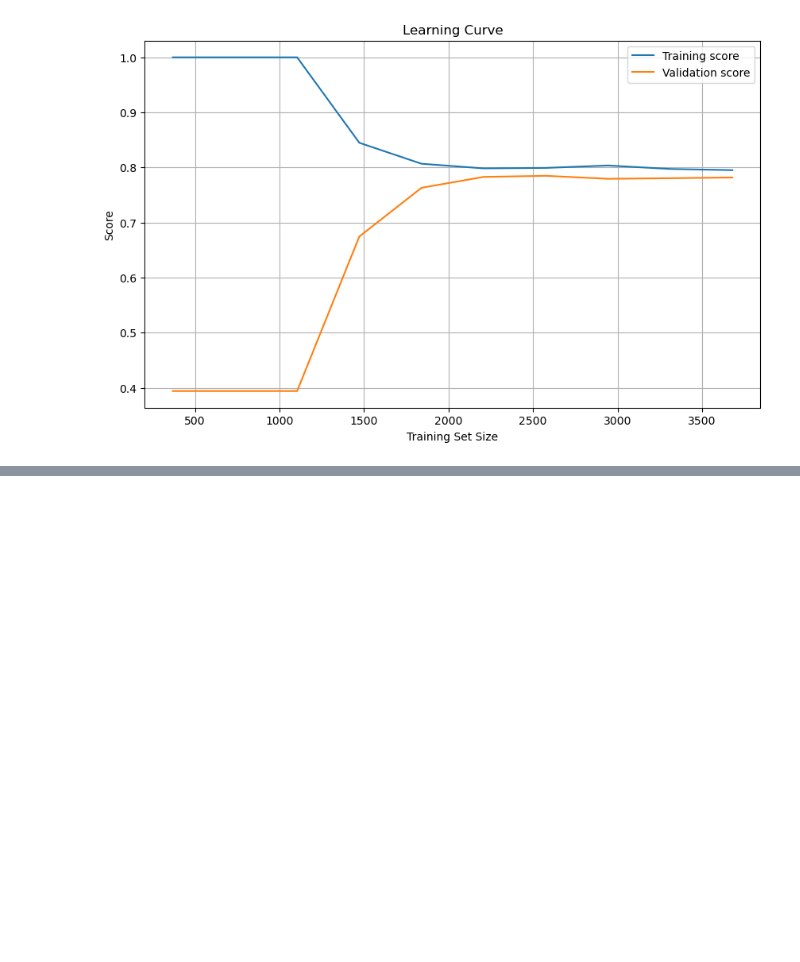
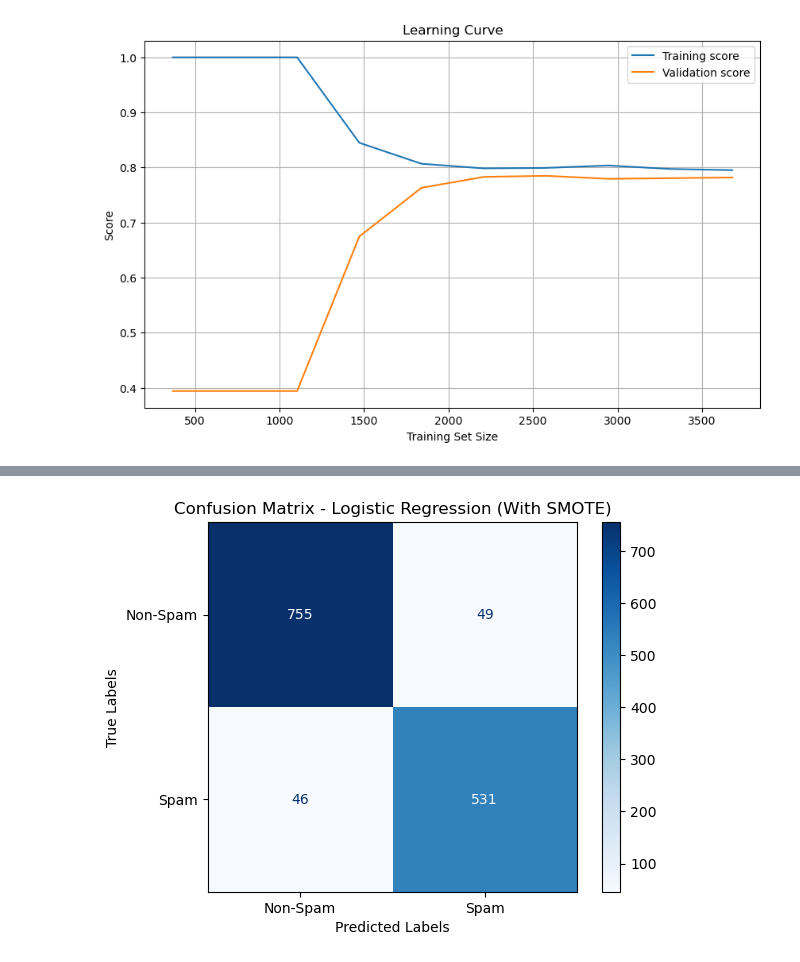
Before and after one commit to AyaCh21/Spam-Email, a Jupyter notebook: Test.ipynb, the cells around one changed output, grey strips where cells are left out. Cells and saved outputs as stored; diff of their text form; code cells hidden in the pictures; blank space fills up the shorter version.

```diff
--- a/Test.ipynb
+++ b/Test.ipynb
@@ -1018,0 +1065,18 @@ Best Parameters found by GridSearchCV:
+# %%
+from imblearn.over_sampling import SMOTE
+
+# Apply SMOTE to balance the training set
+smote = SMOTE(random_state=42)
+X_train_smote, y_train_smote = smote.fit_resample(X_train, y_train)
+
+# Logistic Regression Model after SMOTE
+log_reg_smote = LogisticRegression(max_iter=1000, random_state=42)
+log_reg_smote.fit(scaler.transform(X_train_smote), y_train_smote)
+
+# Predictions on the original test set
+y_pred_smote = log_reg_smote.predict(X_test_scaled)
+
+# Evaluation
+print("\nLogistic Regression with SMOTE Results:")
+print("Accuracy:", accuracy_score(y_test, y_pred_smote))
+print("\nClassification Report:\n", classification_report(y_test, y_pred_smote))
@@ -1018,0 +1096,11 @@ Best Parameters found by GridSearchCV:
+# %%
+# Confusion Matrix for Logistic Regression with SMOTE
+cm_smote = confusion_matrix(y_test, y_pred_smote)
+disp_smote = ConfusionMatrixDisplay(confusion_matrix=cm_smote, display_labels=["Non-Spam", "Spam"])
+disp_smote.plot(cmap=plt.cm.Blues)
+plt.title("Confusion Matrix - Logistic Regression (With SMOTE)")
+plt.xlabel("Predicted Labels")
+plt.ylabel("True Labels")
+plt.show()
+# %% [output]
+[figure, added]
```
Also changed, not shown: parts of 13 cells of this notebook.
